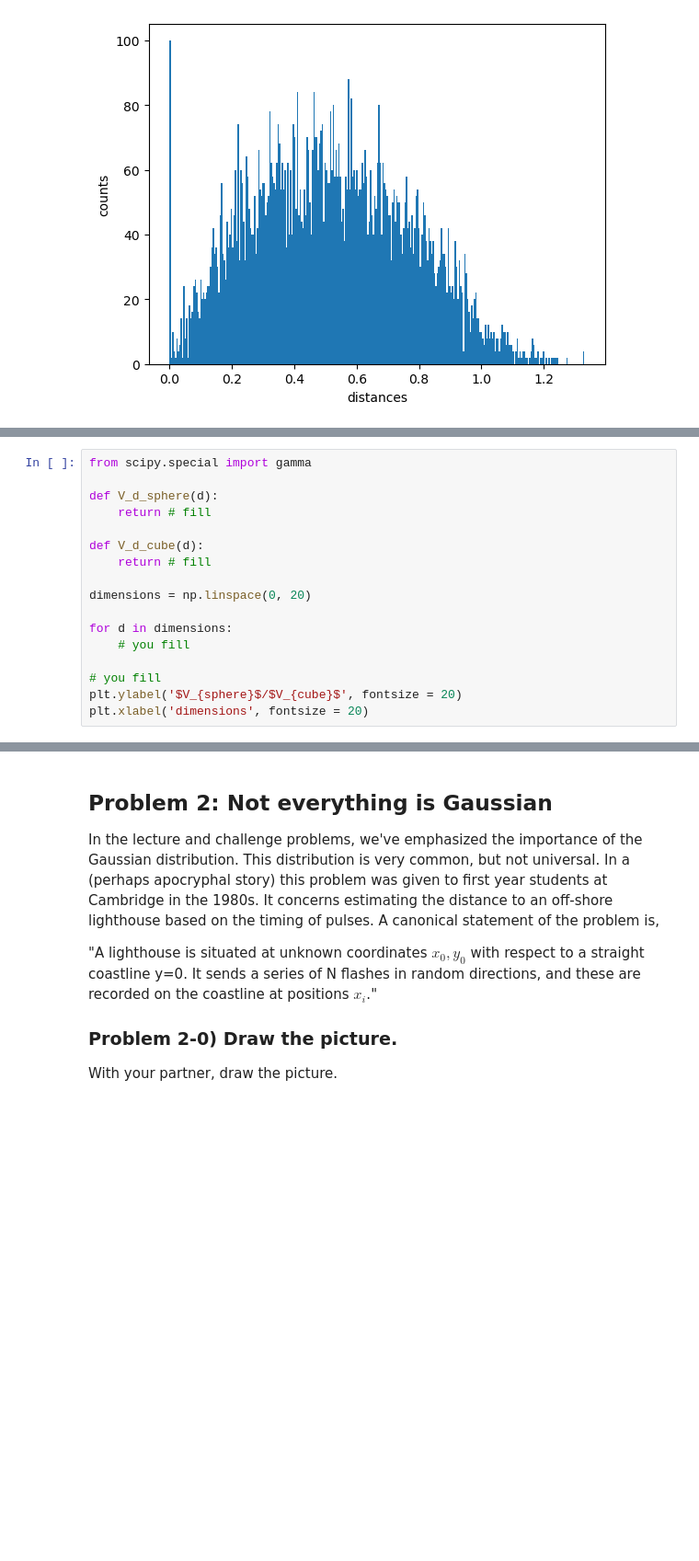
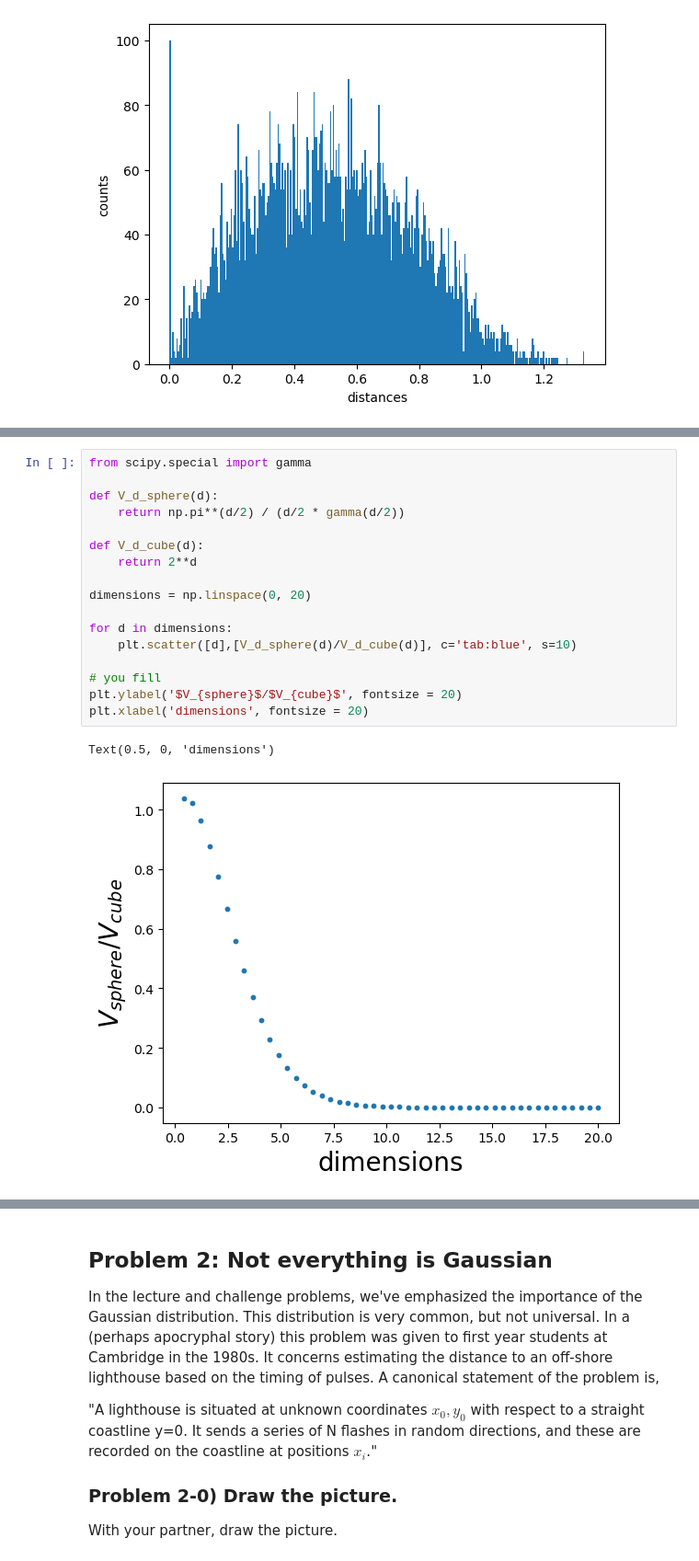
Before and after one commit to nassmohammed/Session-23, a Jupyter notebook: Day2/Priors, Likelihoods, Posteriors, and All That Problems (No solutions).ipynb, the cells around one changed output, grey strips where cells are left out. Shown at 92% size. Drawn from its saved outputs; the diff is of its cells as text; blank space fills up the shorter version.

```diff
--- a/Day2/Priors, Likelihoods, Posteriors, and All That Problems (No solutions).ipynb
+++ b/Day2/Priors, Likelihoods, Posteriors, and All That Problems (No solutions).ipynb
@@ -66,17 +72,20 @@ Text(0, 0.5, 'counts')
 # %%
 from scipy.special import gamma
 
 def V_d_sphere(d):
-    return # fill
+    return np.pi**(d/2) / (d/2 * gamma(d/2))
 
 def V_d_cube(d):
-    return # fill
+    return 2**d
 
 dimensions = np.linspace(0, 20)
 
 for d in dimensions:
-    # you fill
+    plt.scatter([d],[V_d_sphere(d)/V_d_cube(d)], c='tab:blue', s=10)
 
 # you fill
 plt.ylabel('$V_{sphere}$/$V_{cube}$', fontsize = 20)
 plt.xlabel('dimensions', fontsize = 20)
+# %% [output]
+Text(0.5, 0, 'dimensions')
+[figure, added]
```
Also changed, not shown: parts of 7 cells of this notebook.
